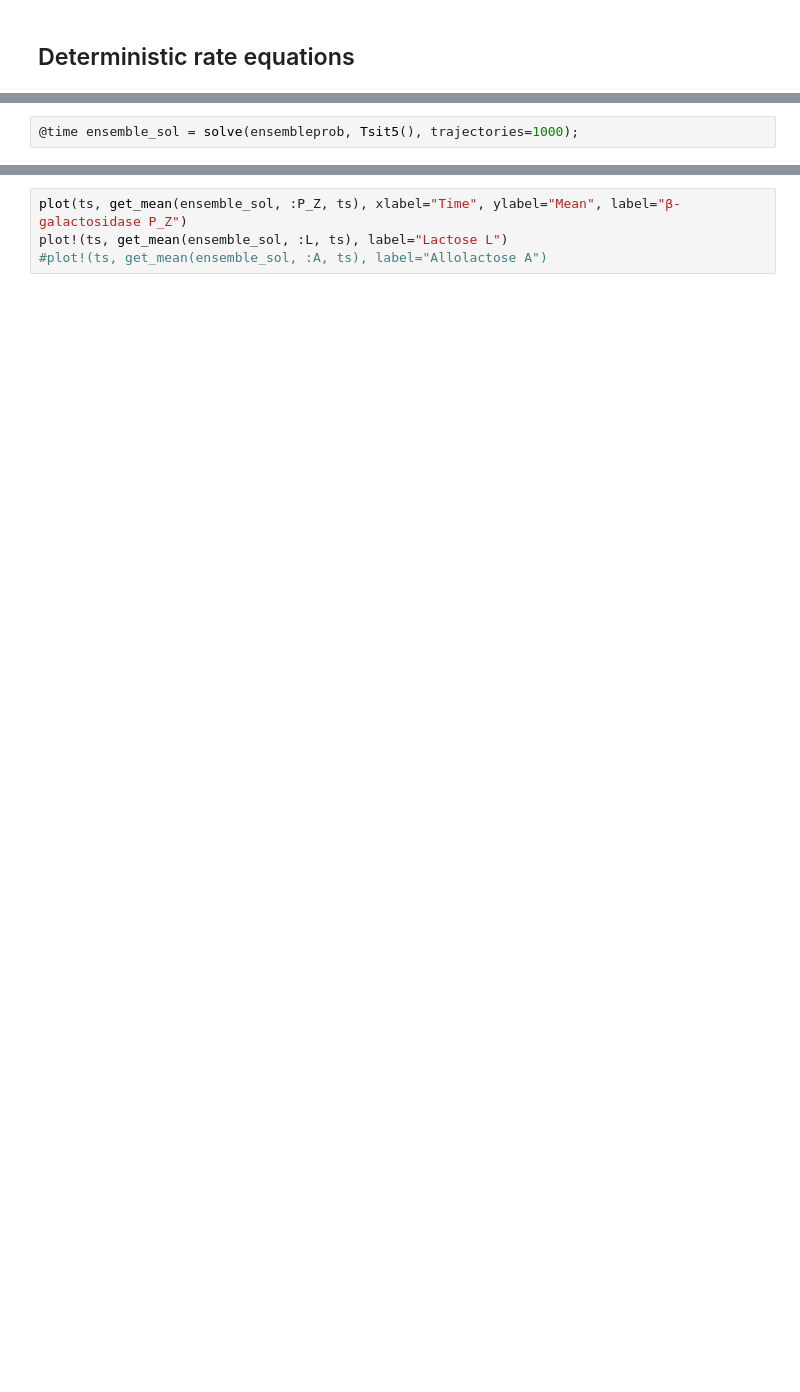
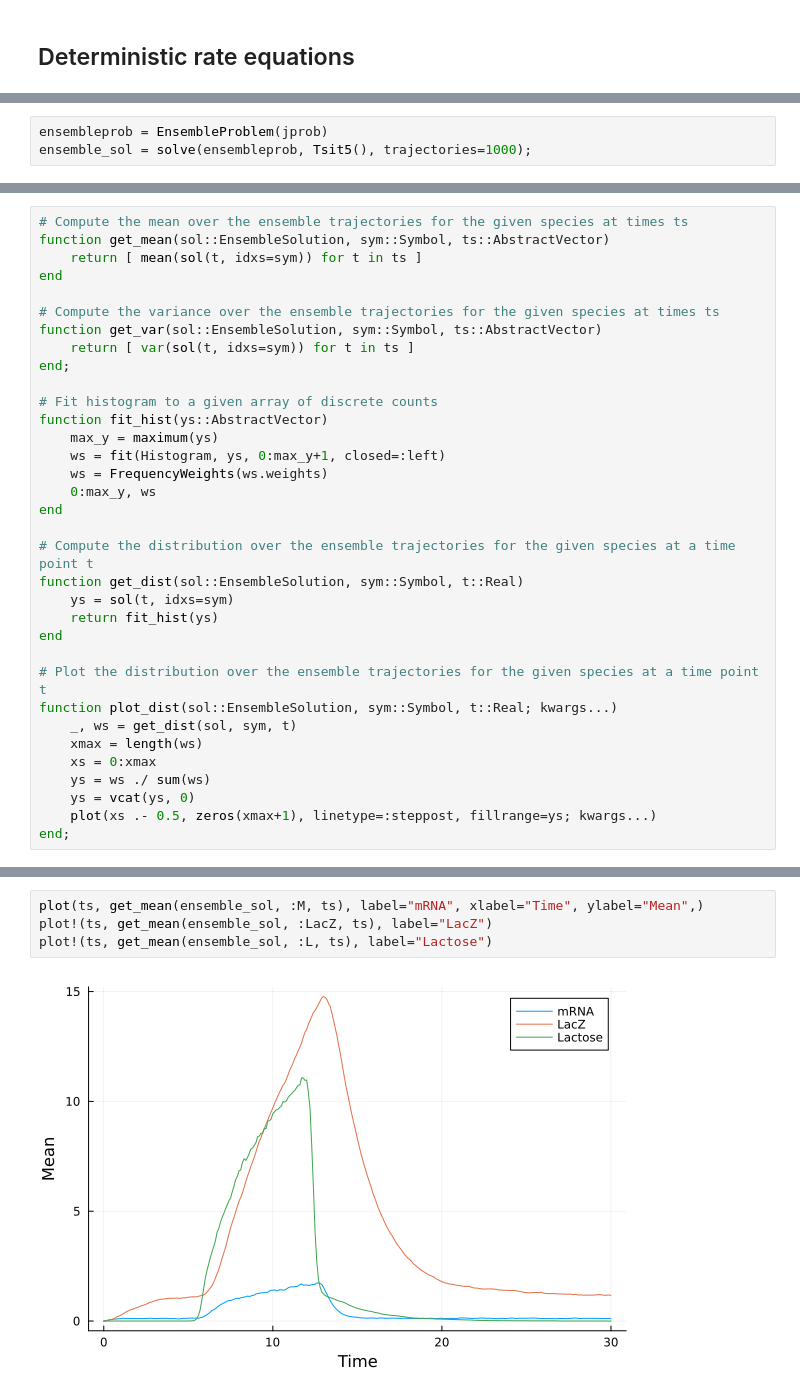
Before and after one commit to leham/StochasticSimulation_Bioinfo_Workshop, a Jupyter notebook: lac_operon.ipynb, the cells around one changed output, grey strips where cells are left out. Cells and saved outputs as stored; diff of their text form; blank space fills up the shorter version.

```diff
--- a/lac_operon.ipynb
+++ b/lac_operon.ipynb
@@ -119,2 +186,3 @@ ensembleprob = EnsembleProblem(jprob)
 # %%
-@time ensemble_sol = solve(ensembleprob, Tsit5(), trajectories=1000);
+ensembleprob = EnsembleProblem(jprob)
+ensemble_sol = solve(ensembleprob, Tsit5(), trajectories=1000);
@@ -164,0 +193,34 @@ end
+# %%
+# Compute the mean over the ensemble trajectories for the given species at times ts
+function get_mean(sol::EnsembleSolution, sym::Symbol, ts::AbstractVector)
+    return [ mean(sol(t, idxs=sym)) for t in ts ]
+end
+
+# Compute the variance over the ensemble trajectories for the given species at times ts
+function get_var(sol::EnsembleSolution, sym::Symbol, ts::AbstractVector)
+    return [ var(sol(t, idxs=sym)) for t in ts ]
+end;
+
+# Fit histogram to a given array of discrete counts
+function fit_hist(ys::AbstractVector)
+    max_y = maximum(ys)
+    ws = fit(Histogram, ys, 0:max_y+1, closed=:left)
+    ws = FrequencyWeights(ws.weights)
+    0:max_y, ws
+end
+
+# Compute the distribution over the ensemble trajectories for the given species at a time point t
+function get_dist(sol::EnsembleSolution, sym::Symbol, t::Real)
+    ys = sol(t, idxs=sym)
+    return fit_hist(ys)
+end
+
+# Plot the distribution over the ensemble trajectories for the given species at a time point t
+function plot_dist(sol::EnsembleSolution, sym::Symbol, t::Real; kwargs...)
+    _, ws = get_dist(sol, sym, t)
+    xmax = length(ws)
+    xs = 0:xmax
+    ys = ws ./ sum(ws)
+    ys = vcat(ys, 0)
+    plot(xs .- 0.5, zeros(xmax+1), linetype=:steppost, fillrange=ys; kwargs...)
+end;
@@ -165,4 +231,6 @@ end
 # %%
-plot(ts, get_mean(ensemble_sol, :P_Z, ts), xlabel="Time", ylabel="Mean", label="β-galactosidase P_Z")
-plot!(ts, get_mean(ensemble_sol, :L, ts), label="Lactose L")
-#plot!(ts, get_mean(ensemble_sol, :A, ts), label="Allolactose A")
+plot(ts, get_mean(ensemble_sol, :M, ts), label="mRNA", xlabel="Time", ylabel="Mean",)
+plot!(ts, get_mean(ensemble_sol, :LacZ, ts), label="LacZ")
+plot!(ts, get_mean(ensemble_sol, :L, ts), label="Lactose")
+# %% [output]
+[figure, added]
```
Also changed, not shown: parts of 47 cells of this notebook, 9 other files.
